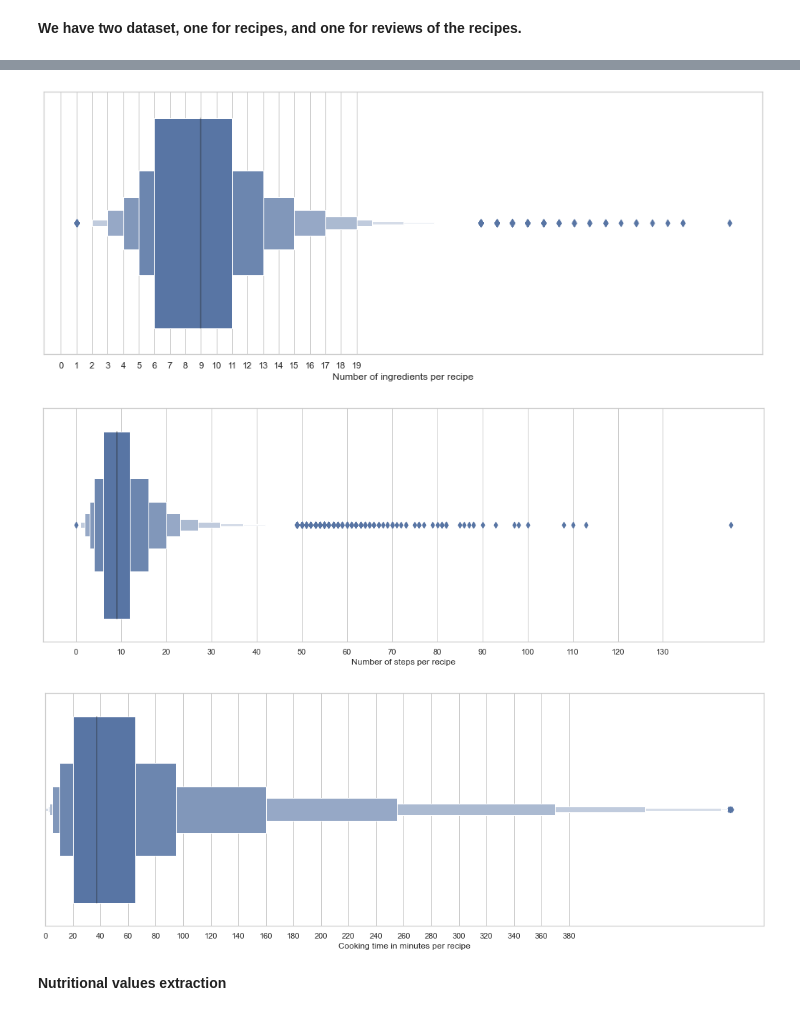
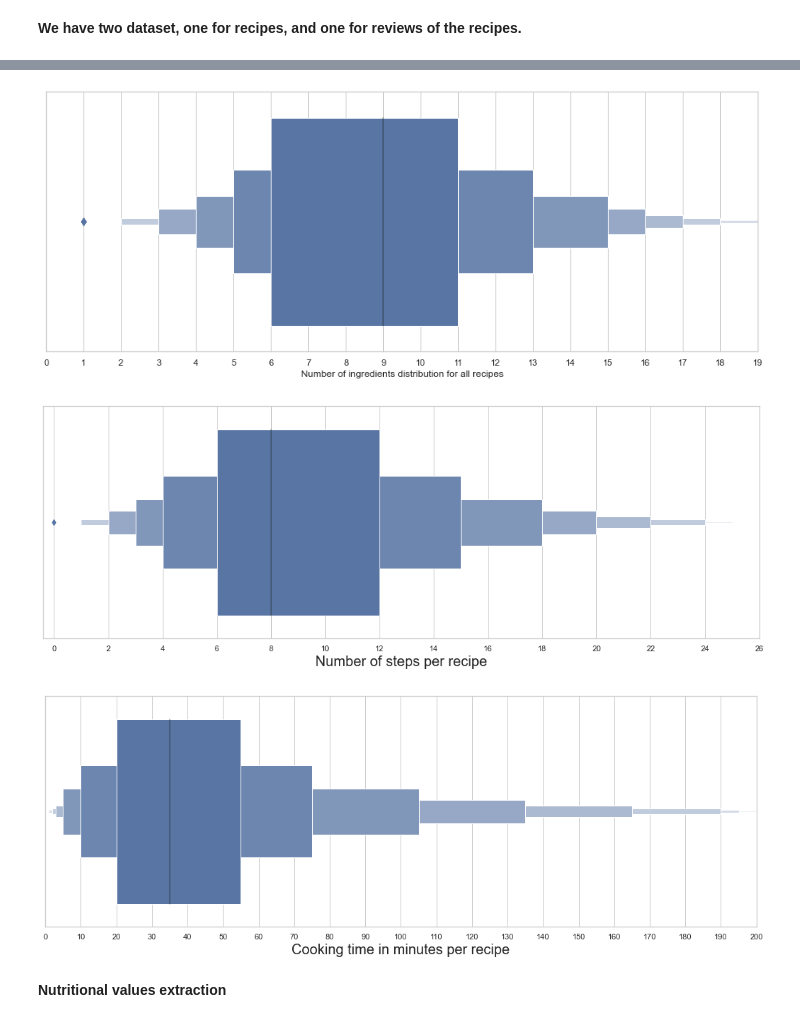
Before and after one commit to bobdingster/GA_Capstone, a Jupyter notebook: 02_Exploratory_Data_Analysis.ipynb, the cells around one changed output, grey strips where cells are left out. Cells and saved outputs as stored; diff of their text form; code cells hidden in the pictures.

```diff
--- a/02_Exploratory_Data_Analysis.ipynb
+++ b/02_Exploratory_Data_Analysis.ipynb
@@ -16,5 +16,6 @@ Code adapted from reference https://www.kaggle.com/etsc9287/food-com-eda-and-tex
 # %%
-recipes = pd.read_csv('data/RAW_recipes.csv')
+#
+recipes = pd.read_csv('organized_recipes.csv')
 print(recipes.shape)
 recipes.head(3)
 # %% [output]
@@ -24,32 +25,35 @@ recipes.head(3)
 | 1 | a bit different breakfast pizza | 31490 | 30 | 26278 | 2002-06-17 | ['30-minutes-or-less', 'time-to-m... | [173.4, 18.0, 0.0, 17.0, 22.0, 35... | 9 | ['preheat oven to 425 degrees f',... | ... |
 | 2 | all in the kitchen chili | 112140 | 130 | 196586 | 2005-02-25 | ['time-to-make', 'course', 'prepa... | [269.8, 22.0, 32.0, 48.0, 39.0, 2... | 6 | ['brown ground beef in large pot'... | ... |
 # %%
+# draw box plot and exam how many ingredient in a recipe in the dataframe.
 sns.set(rc={'figure.figsize':(16,6)})
 sns.set(style = "whitegrid")
 ax = sns.boxenplot(x = recipes['n_ingredients'])
 ax.set_xticks(np.arange(0,20))
-ax.set_xlabel('Number of ingredients per recipe')
+ax.set_xlabel('Number of ingredients distribution for all recipes')
 plt.show()
 # %% [output]
-[figure, old version]
+[figure, new version]
 # %%
+# Draw box plot to exam the number of steps to cook a recipe
 sns.set(rc={'figure.figsize':(18,6)})
 sns.set(style = "whitegrid")
 ax = sns.boxenplot(x = recipes['n_steps'])
-ax.set_xticks(np.arange(0,140, 10))
-ax.set_xlabel('Number of steps per recipe')
+ax.set_xticks(np.arange(0,28, 2))
+ax.set_xlabel('Number of steps per recipe', fontsize=20)
 plt.show()
 # %% [output]
-[figure, old version]
+[figure, new version]
 # %%
+#Draw box plot to exam the time it takes to cook for a recipe.
 sns.set(rc={'figure.figsize':(18,6)})
 sns.set(style = "whitegrid")
-ax = sns.boxenplot(x = recipes.loc[recipes['minutes']< 500, ['minutes']])
-ax.set_xticks(np.arange(0,400,20))
-ax.set_xlabel('Cooking time in minutes per recipe')
+ax = sns.boxenplot(x = recipes['minutes'])
+ax.set_xticks(np.arange(0,210,10))
+ax.set_xlabel('Cooking time in minutes per recipe', fontsize=20)
 plt.show()
 # %% [output]
-[figure, old version]
+[figure, new version]
 # %% [markdown]
 **Nutritional values extraction**
 # %%
```
Also changed, not shown: parts of 24 cells of this notebook, 15 other files.
